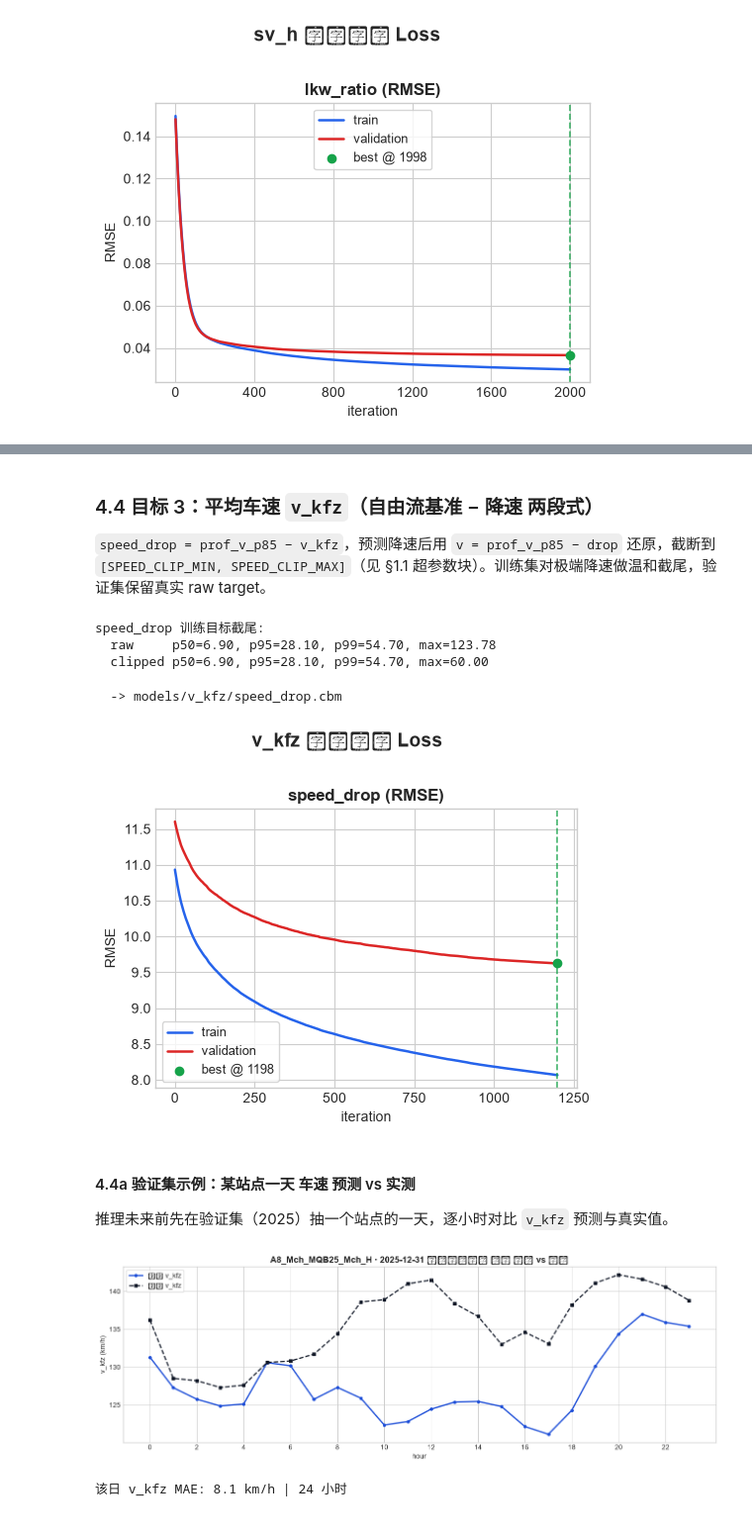
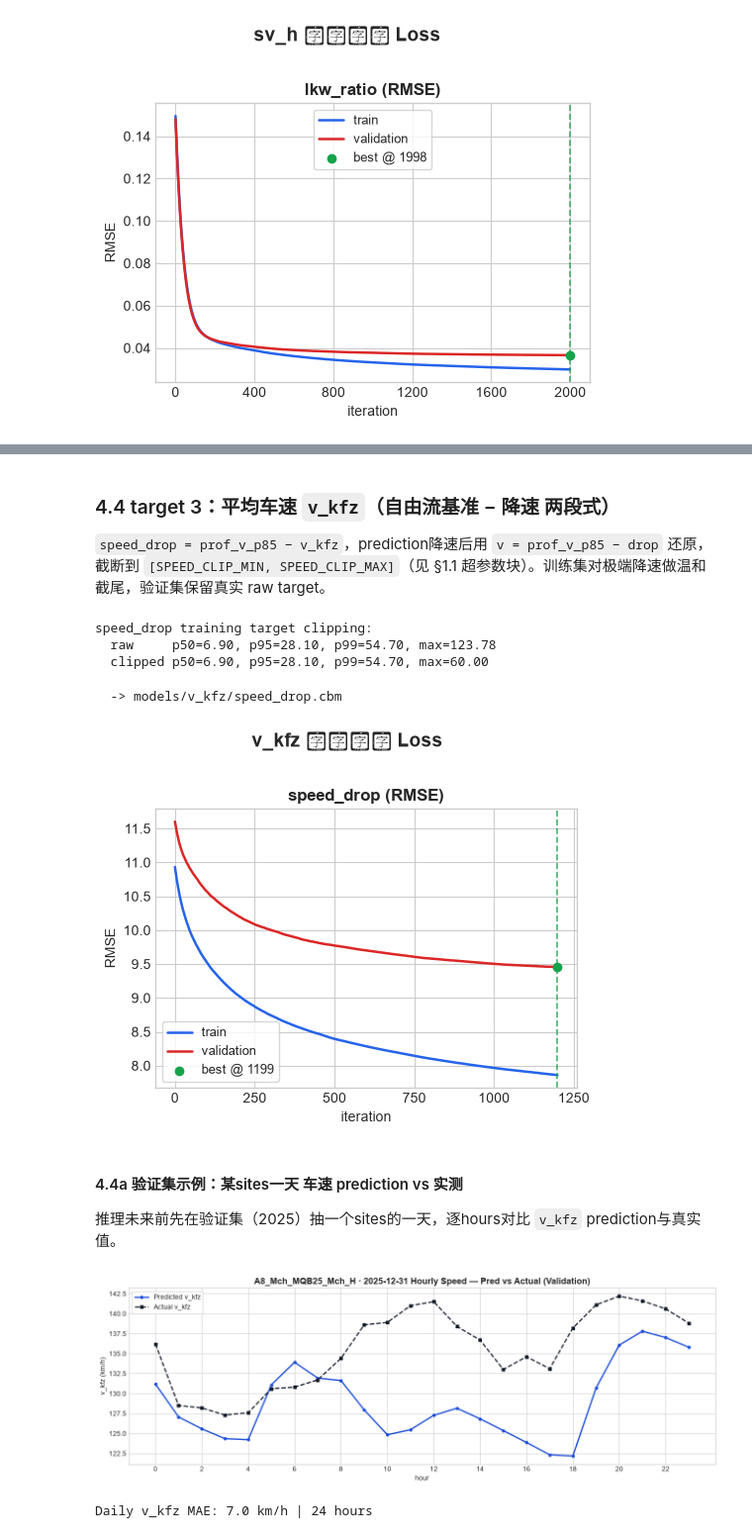
Before and after one commit to ForeverTTT/Autobahn-hackathon, a Jupyter notebook: model/model_notebook.ipynb, the cells around one changed output, grey strips where cells are left out. Shown at 99% size. Cells and saved outputs as stored; diff of their text form; code cells hidden in the pictures.

```diff
--- a/model/model_notebook.ipynb
+++ b/model/model_notebook.ipynb
@@ -761,10 +779,10 @@ PROF_V = ["prof_v_shd", "prof_v_p85", "prof_v_sht"]  # v2: +sht
 COND = HOLIDAY + HOLIDAY_CAT + WEATHER + WEATHER_CAT + TEMP + CONSTRUCTION + EVENTS
 CAT_FEATURES = STATIC_CAT + HOLIDAY_CAT + WEATHER_CAT
 
-# 各目标的特征集合
+# 各target的特征集合
 FEATURES_KFZ = CALENDAR + STATIC_NUM + STATIC_CAT + PROF_KFZ + COND
 FEATURES_LKW = CALENDAR + STATIC_NUM + STATIC_CAT + PROF_KFZ + PROF_LKW + COND
-FEATURES_SPD = CALENDAR + STATIC_NUM + STATIC_CAT + PROF_KFZ + PROF_V + COND
+FEATURES_SPD = CALENDAR + STATIC_NUM + STATIC_CAT + PROF_KFZ + PROF_V + COND + ["kfz_p50_pred"]  # G3: speed model sees flow prediction
 
 
 def make_pool(df, features, target, weight=None):
@@ -777,5 +795,5 @@ def make_pool(df, features, target, weight=None):
     return Pool(X, label=y, cat_features=cats, weight=w)
 
 
-print("kfz 特征数:", len(FEATURES_KFZ), "| 类别特征:", [c for c in CAT_FEATURES if c in FEATURES_KFZ])
+print("kfz 特征数:", len(FEATURES_KFZ), "| categorical features:", [c for c in CAT_FEATURES if c in FEATURES_KFZ])
 # %% [output]
@@ -1049,7 +1067,7 @@ print("训练工具就绪 ✔")
 # %%
-# ---------- 推理辅助：用磁盘/内存模型预测 ----------
+# ---------- 推理辅助：用磁盘/内存模型prediction ----------
 def predict_features(df, model, features):
-    """用给定特征列预测；类别列转 str 以匹配训练时的处理。"""
+    """用给定特征列prediction；类别列转 str 以匹配训练时的处理。"""
     cats = [c for c in CAT_FEATURES if c in features]
     X = df[features].copy()
     for c in cats:
@@ -1068,7 +1086,7 @@ _Q_IDX = {"p10": 0, "p50": 1, "p90": 2}
 
 
 def predict_kfz_q(df, quantile_name, model=None):
-    """用 MultiQuantile kfz 模型预测指定分位。
+    """用 MultiQuantile kfz 模型prediction指定分位。
     model: 可选，不传则使用全局 kfz_model（需已定义）。
     返回 shape (N,) 数组，已做 KFZ_CLIP_MIN 截断。
     """
@@ -1081,14 +1099,14 @@ def predict_kfz_q(df, quantile_name, model=None):
     return np.clip(preds[:, _Q_IDX[quantile_name]], KFZ_CLIP_MIN, None)
 
 
-# 预测目标区间：2026–2029 每天每小时 × 全部站点
+# predictiontarget区间：2026–2029 每天每hours × 全部sites
 FUTURE_DATES = pd.date_range("2026-01-01", "2029-12-31", freq="D")
 
 
 def build_future_grid(dates=FUTURE_DATES, hours=range(24)):
-    """构建未来网格特征（站点 × 日期 × 小时）：日历 + conditional + 历史画像。
+    """构建未来网格特征（sites × dates × hours）：日历 + conditional + 历史画像。
     未来天气/施工/事件未知 -> 留空(NaN)或占位，CatBoost 原生处理缺失。
-    一次构建可被三个目标的推理 cell 复用。
+    一次构建可被三个target的推理 cell 复用。
     """
     meta = (
         traffic.groupby("site_id")[["road", "direction", "site_name", "bab_km", "longitude", "latitude"]]
@@ -1109,5 +1127,5 @@ def build_future_grid(dates=FUTURE_DATES, hours=range(24)):
     return grid
 
 
-print("推理辅助函数就绪 ✔  预测区间:", FUTURE_DATES.min().date(), "~", FUTURE_DATES.max().date())
+print("Inference helpers ready ✔  Forecast range:", FUTURE_DATES.min().date(), "~", FUTURE_DATES.max().date())
 # %% [output]
@@ -1196,3 +1214,11 @@ print(f"  kfz_multi (MultiQuantile P10/P50/P90): best_iter={kfz_model.get_best_i
 kfz_evals = {"kfz_multi (P10/P50/P90 MultiQ)": kfz_evals_raw}
 # %% [output]
   kfz_multi (MultiQuantile P10/P50/P90): best_iter=1999  -> models/kfz_h/multi.cbm
+# %%
+# ========== G3: Add kfz_h_p50 prediction as feature for speed model ==========
+# Speed model now sees the flow prediction as input, capturing the
+# flow→speed relationship directly (congestion = high flow → low speed).
+train_df["kfz_p50_pred"] = predict_kfz_q(train_df, "p50", model=kfz_model)
+val_df["kfz_p50_pred"] = predict_kfz_q(val_df, "p50", model=kfz_model)
+print(f"G3: Added kfz_p50_pred to train/val for speed model")
+print(f"     train mean={train_df['kfz_p50_pred'].mean():.0f}  val mean={val_df['kfz_p50_pred'].mean():.0f} veh/h")
@@ -1433,11 +1467,11 @@ display(sv_fc.head(48))
 | 46 | A8_Mch_MQB25_Mch_H | A8 | Mch | MQB25_Mch_H | 2026-01-02 | 22 | 0.081610 | 97.573447 |
 | 47 | A8_Mch_MQB25_Mch_H | A8 | Mch | MQB25_Mch_H | 2026-01-02 | 23 | 0.095333 | 87.837331 |
 # %% [markdown]
-### 4.4 目标 3：平均车速 `v_kfz`（自由流基准 − 降速 两段式）
+### 4.4 target 3：平均车速 `v_kfz`（自由流基准 − 降速 两段式）
 
-`speed_drop = prof_v_p85 − v_kfz`，预测降速后用 `v = prof_v_p85 − drop` 还原，截断到 `[SPEED_CLIP_MIN, SPEED_CLIP_MAX]`（见 §1.1 超参数块）。训练集对极端降速做温和截尾，验证集保留真实 raw target。
+`speed_drop = prof_v_p85 − v_kfz`，prediction降速后用 `v = prof_v_p85 − drop` 还原，截断到 `[SPEED_CLIP_MIN, SPEED_CLIP_MAX]`（见 §1.1 超参数块）。训练集对极端降速做温和截尾，验证集保留真实 raw target。
 # %%
-# 降速目标：raw target 保留真实物理含义；训练集截尾用于抗异常点，验证集保留 raw 便于看真实泛化
+# 降速target：raw target 保留真实物理含义；训练集截尾用于抗异常点，验证集保留 raw 便于看真实泛化
 for d in (train_df, val_df):
     d["speed_drop_raw"] = d["prof_v_p85"] - d["v_kfz"]
 
@@ -1446,7 +1480,7 @@ val_df["speed_drop"] = val_df["speed_drop_raw"]
 
 _raw = train_df.loc[train_df["v_kfz"].notna(), "speed_drop_raw"]
 _clipped = train_df.loc[train_df["v_kfz"].notna(), "speed_drop"]
-print("speed_drop 训练目标截尾:")
+print("speed_drop training target clipping:")
 print(f"  raw     p50={_raw.quantile(0.50):.2f}, p95={_raw.quantile(0.95):.2f}, p99={_raw.quantile(0.99):.2f}, max={_raw.max():.2f}")
 print(f"  clipped p50={_clipped.quantile(0.50):.2f}, p95={_clipped.quantile(0.95):.2f}, p99={_clipped.quantile(0.99):.2f}, max={_clipped.max():.2f}")
 
@@ -1468,41 +1502,41 @@ print("  -> models/v_kfz/speed_drop.cbm")
 plot_loss_curves({"speed_drop (RMSE)": spd_evals}, "v_kfz 降速模型 Loss",
                  best_iters={"speed_drop (RMSE)": spd_model.get_best_iteration()})
 # %% [output]
-speed_drop 训练目标截尾:
+speed_drop training target clipping:
   raw     p50=6.90, p95=28.10, p99=54.70, max=123.78
   clipped p50=6.90, p95=28.10, p99=54.70, max=60.00
   -> models/v_kfz/speed_drop.cbm
-[figure, old version]
+[figure, new version]
 # %% [markdown]
-#### 4.4a 验证集示例：某站点一天 车速 预测 vs 实测
+#### 4.4a 验证集示例：某sites一天 车速 prediction vs 实测
 
-推理未来前先在验证集（2025）抽一个站点的一天，逐小时对比 `v_kfz` 预测与真实值。
+推理未来前先在验证集（2025）抽一个sites的一天，逐hours对比 `v_kfz` prediction与真实值。
 # %%
-# v_kfz 验证集逐小时预测（用刚训好的内存模型）：prof_v_p85 − speed_drop
+# v_kfz 验证集逐hoursprediction（用刚训好的内存模型）：prof_v_p85 − speed_drop
 _drop = predict_features(va_spd, spd_model, FEATURES_SPD)
 _v = va_spd[["site_id", "ts", "hour", "v_kfz", "prof_v_p85"]].copy()
 _v["v_kfz_pred"] = np.clip(_v["prof_v_p85"].to_numpy() - _drop, SPEED_CLIP_MIN, SPEED_CLIP_MAX)
 _v["day"] = _v["ts"].dt.normalize()
 
-# 选数据最全的站点 + 那一天（24 小时齐全）
+# 选数据最全的sites + 那一天（24 hours齐全）
 _site = _v["site_id"].value_counts().index[0]
 _day = (_v[_v["site_id"] == _site].groupby("day").size().sort_values().index[-1])
 _one = _v[(_v["site_id"] == _site) & (_v["day"] == _day)].sort_values("hour")
 
 fig, ax = plt.subplots(figsize=PLOT_FIGSIZE)
-ax.plot(_one["hour"], _one["v_kfz_pred"], color="#1d4ed8", lw=2, marker="o", ms=4, label="预测 v_kfz")
-ax.plot(_one["hour"], _one["v_kfz"], color="#111827", lw=1.8, ls="--", marker="s", ms=4, label="实测 v_kfz")
-ax.set_title(f"{_site} · {_day.date()} 验证集逐小时 车速 预测 vs 实测", fontsize=13, fontweight="bold")
+ax.plot(_one["hour"], _one["v_kfz_pred"], color="#1d4ed8", lw=2, marker="o", ms=4, label="Predicted v_kfz")
+ax.plot(_one["hour"], _one["v_kfz"], color="#111827", lw=1.8, ls="--", marker="s", ms=4, label="Actual v_kfz")
+ax.set_title(f"{_site} · {_day.date()} Hourly Speed — Pred vs Actual (Validation)", fontsize=13, fontweight="bold")
 ax.set_xlabel("hour")
 ax.set_ylabel("v_kfz (km/h)")
 ax.set_xticks(range(0, 24, 2))
 ax.legend(frameon=True)
 fig.tight_layout()
 plt.show()
 
 _mae = float(np.mean(np.abs(_one["v_kfz"].to_numpy() - _one["v_kfz_pred"].to_numpy())))
-print(f"该日 v_kfz MAE: {_mae:.1f} km/h | {len(_one)} 小时")
+print(f"Daily v_kfz MAE: {_mae:.1f} km/h | {len(_one)} hours")
 # %% [output]
-[figure, old version]
+[figure, new version]
-该日 v_kfz MAE: 8.1 km/h | 24 小时
+Daily v_kfz MAE: 7.0 km/h | 24 hours
 # %% [markdown]
```
Also changed, not shown: parts of 40 cells of this notebook, 13 other files.
